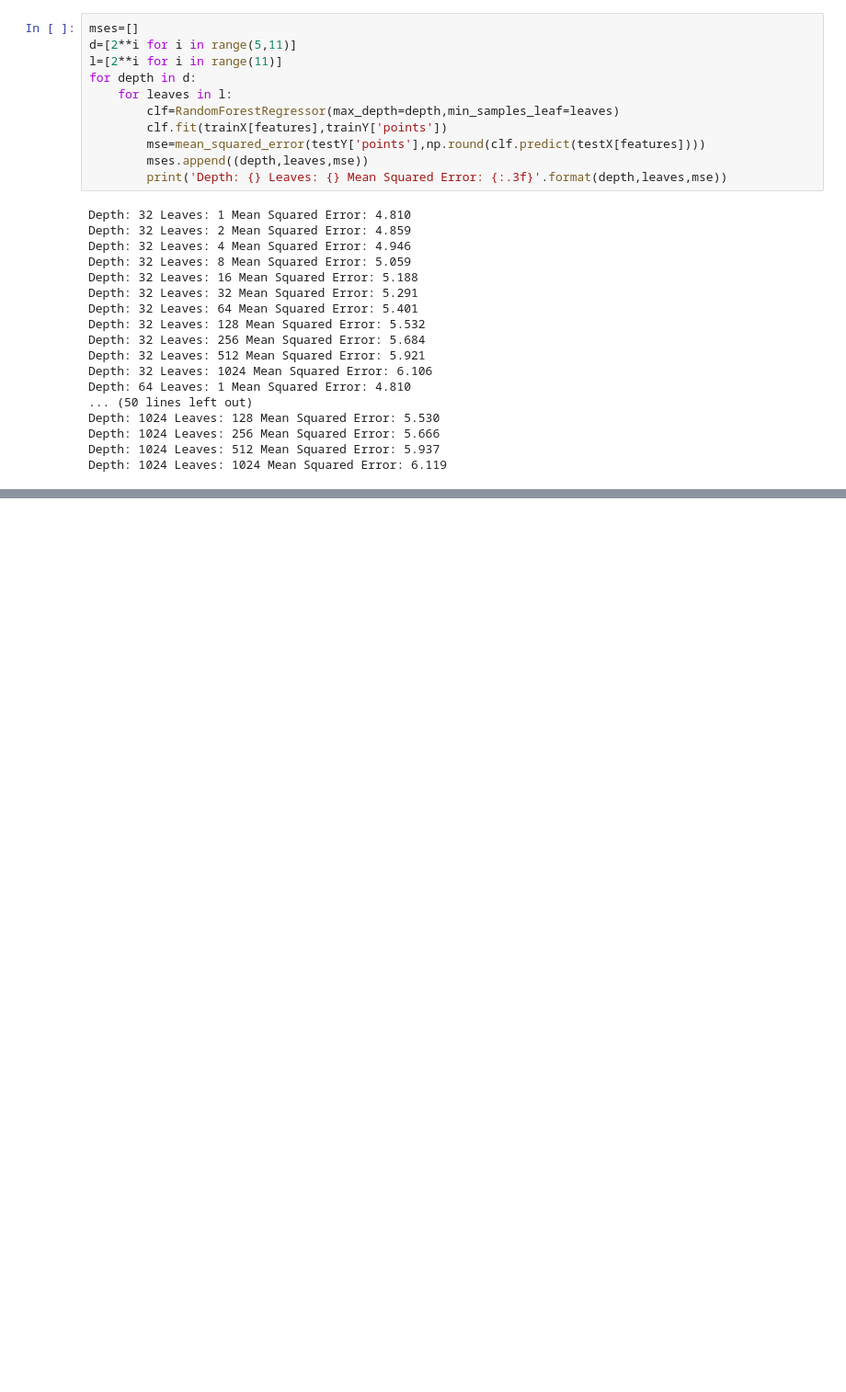
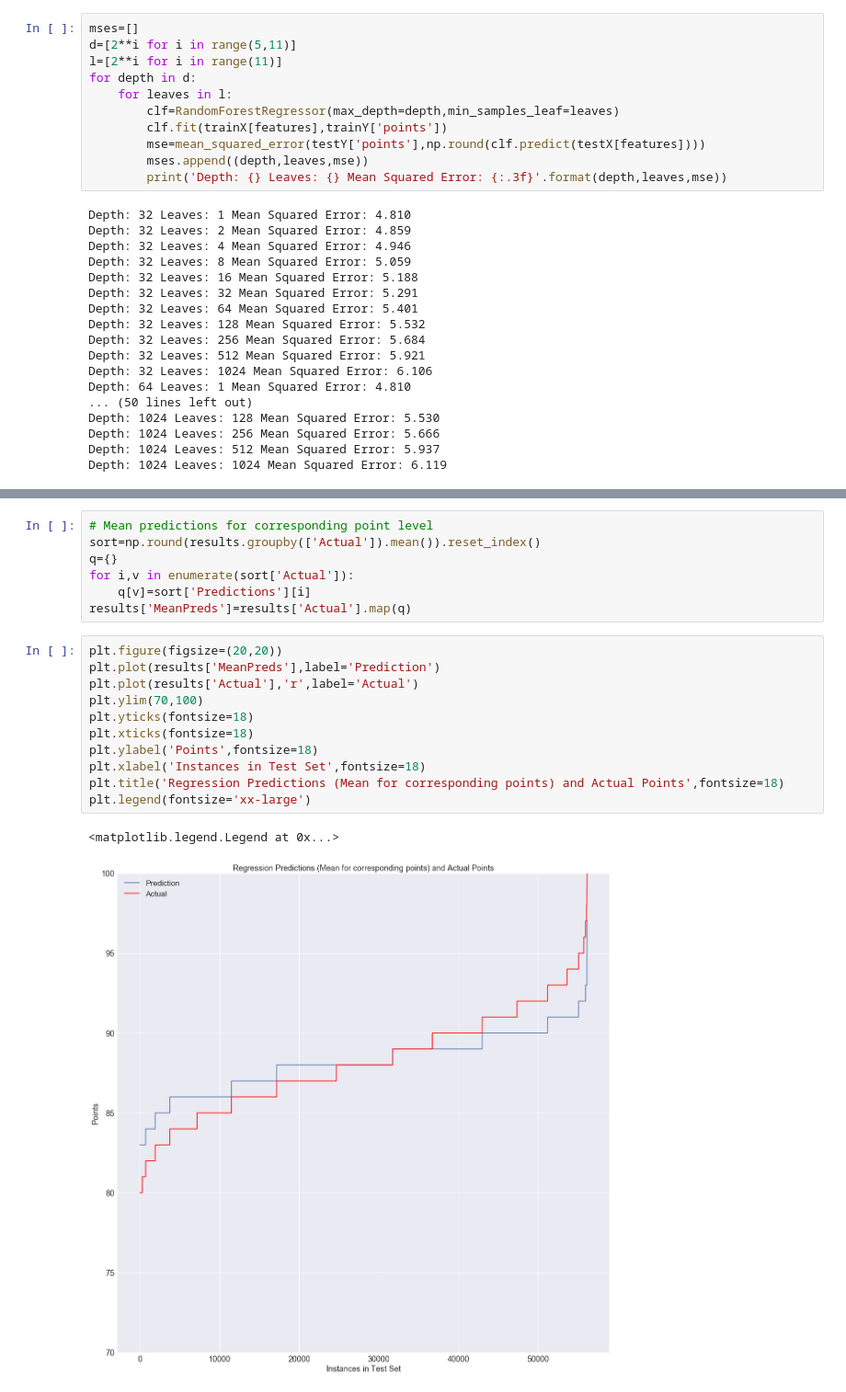
Before and after one commit to da1933/Carpe-Vinum, a Jupyter notebook: Wine Modeling.ipynb, the cells around one changed output, grey strips where cells are left out. Shown: that part at 92% size. Drawn from its saved outputs; the diff is of its cells as text; blank space fills up the shorter version.

```diff
--- a/Wine Modeling.ipynb
+++ b/Wine Modeling.ipynb
@@ -279,0 +278,21 @@ plt.legend(fontsize='xx-large')
+# %%
+# Mean predictions for corresponding point level
+sort=np.round(results.groupby(['Actual']).mean()).reset_index()
+q={}
+for i,v in enumerate(sort['Actual']):
+    q[v]=sort['Predictions'][i]
+results['MeanPreds']=results['Actual'].map(q)
+# %%
+plt.figure(figsize=(20,20))
+plt.plot(results['MeanPreds'],label='Prediction')
+plt.plot(results['Actual'],'r',label='Actual')
+plt.ylim(70,100)
+plt.yticks(fontsize=18)
+plt.xticks(fontsize=18)
+plt.ylabel('Points',fontsize=18)
+plt.xlabel('Instances in Test Set',fontsize=18)
+plt.title('Regression Predictions (Mean for corresponding points) and Actual Points',fontsize=18)
+plt.legend(fontsize='xx-large')
+# %% [output]
+<matplotlib.legend.Legend at 0x...>
+[figure, added]
```
Also changed, not shown: parts of 3 cells of this notebook.
